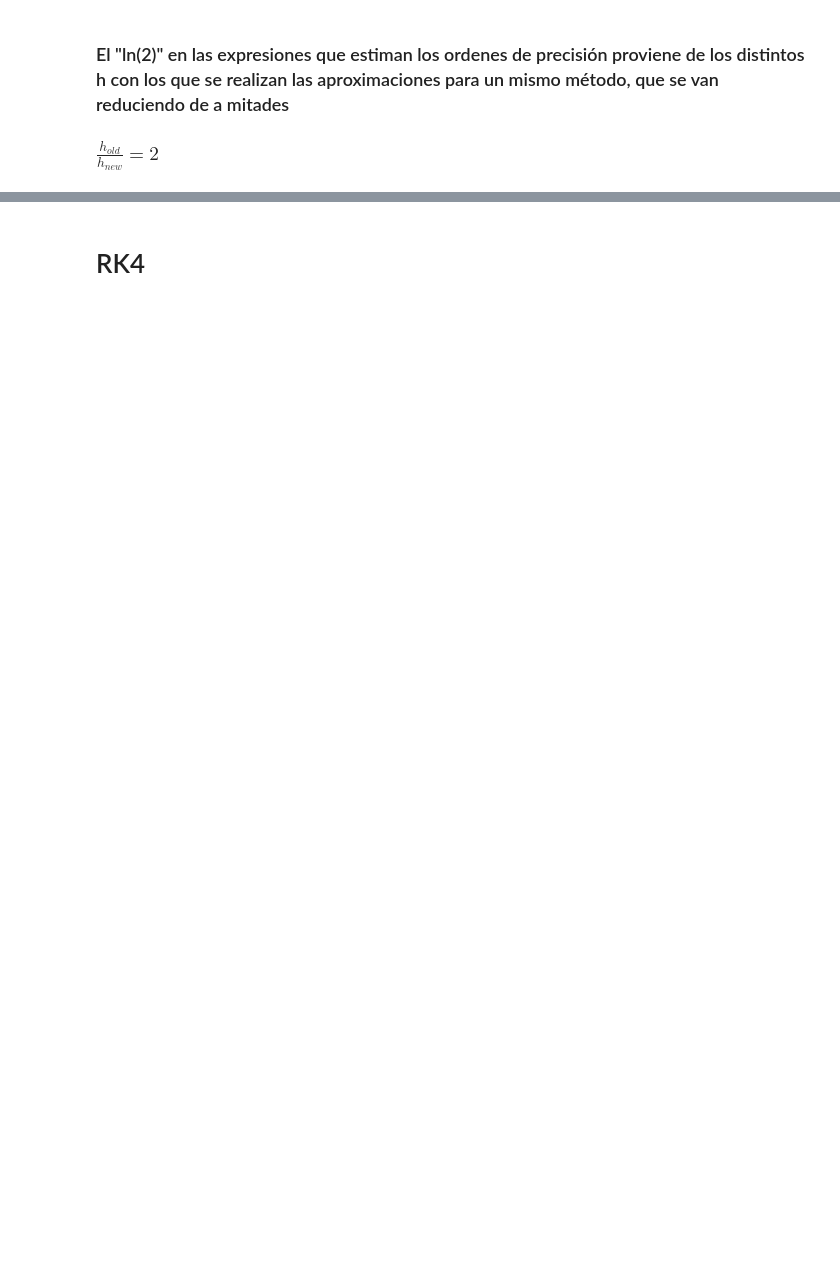
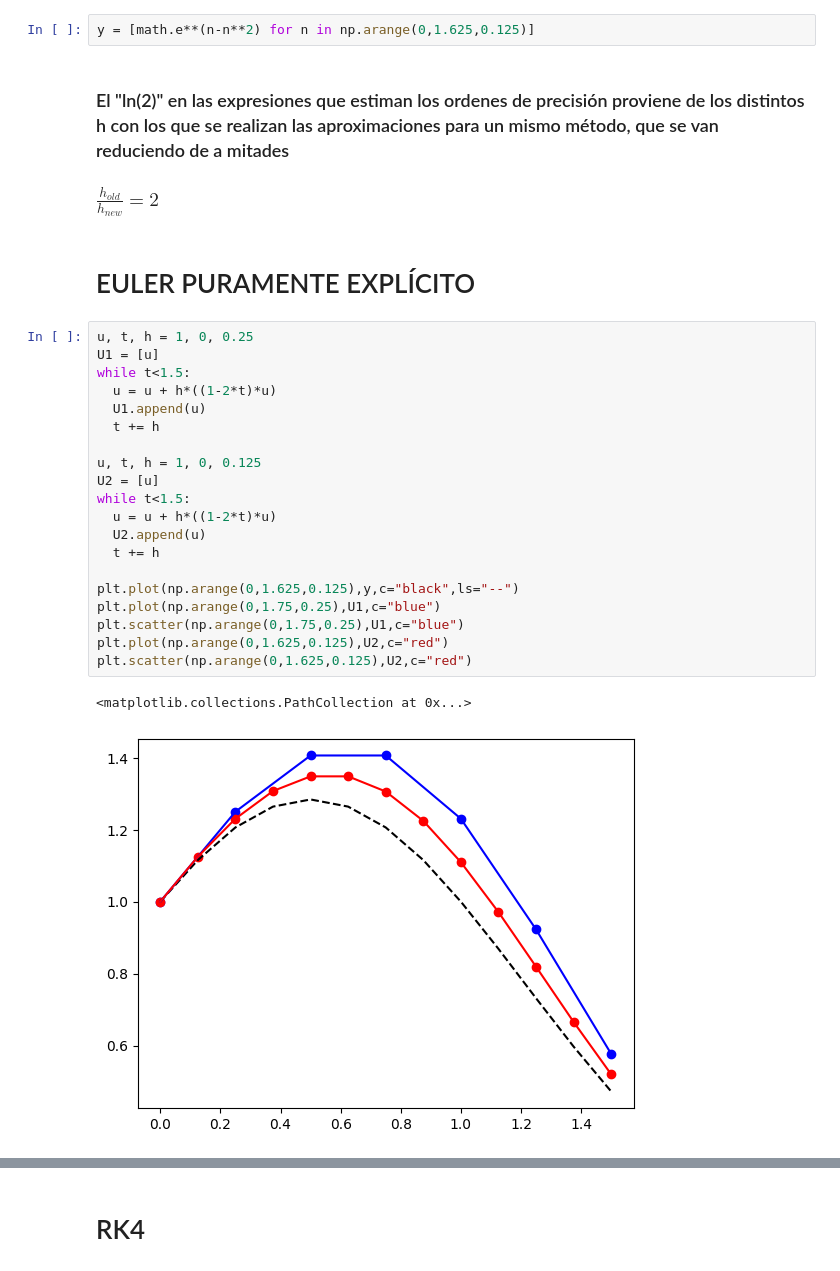
Before and after one commit to sbarreto10/AnalisisNumerico, a Jupyter notebook: LaboNumerico/Ordenes_de_precision.ipynb, the cells around one changed output, grey strips where cells are left out. Drawn from its saved outputs; the diff is of its cells as text; blank space fills up the shorter version.

```diff
--- a/LaboNumerico/Ordenes_de_precision.ipynb
+++ b/LaboNumerico/Ordenes_de_precision.ipynb
@@ -11,4 +12,31 @@ import math
 ## $y(0)=1$
+# %%
+y = [math.e**(n-n**2) for n in np.arange(0,1.625,0.125)]
 # %% [markdown]
 ### El "ln(2)" en las expresiones que estiman los ordenes de precisión proviene de los distintos h con los que se realizan las aproximaciones para un mismo método, que se van reduciendo de a mitades
 ### $\frac{h_{old}}{h_{new}} = 2$
+# %% [markdown]
+# EULER PURAMENTE EXPLÍCITO
+# %%
+u, t, h = 1, 0, 0.25
+U1 = [u]
+while t<1.5:
+  u = u + h*((1-2*t)*u)
+  U1.append(u)
+  t += h
+
+u, t, h = 1, 0, 0.125
+U2 = [u]
+while t<1.5:
+  u = u + h*((1-2*t)*u)
+  U2.append(u)
+  t += h
+
+plt.plot(np.arange(0,1.625,0.125),y,c="black",ls="--")
+plt.plot(np.arange(0,1.75,0.25),U1,c="blue")
+plt.scatter(np.arange(0,1.75,0.25),U1,c="blue")
+plt.plot(np.arange(0,1.625,0.125),U2,c="red")
+plt.scatter(np.arange(0,1.625,0.125),U2,c="red")
+# %% [output]
+<matplotlib.collections.PathCollection at 0x...>
+[figure, added]
```
Also changed, not shown: parts of 25 cells of this notebook.
